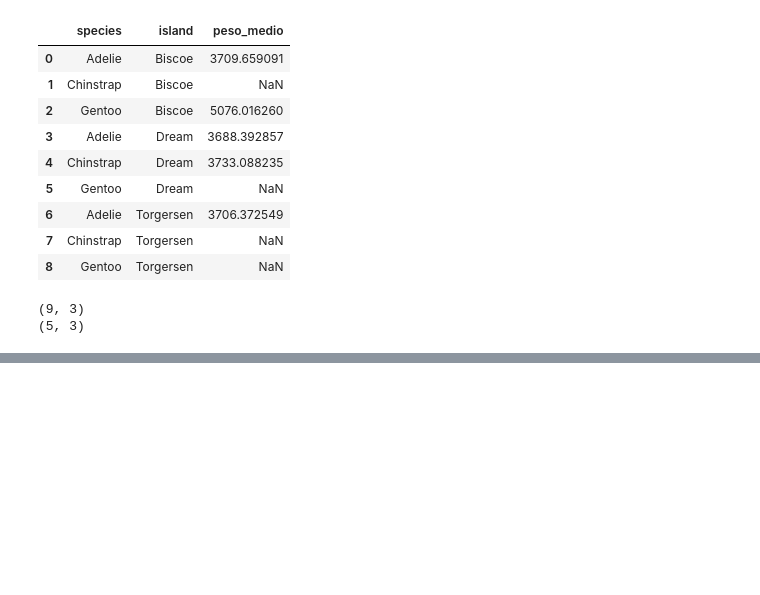
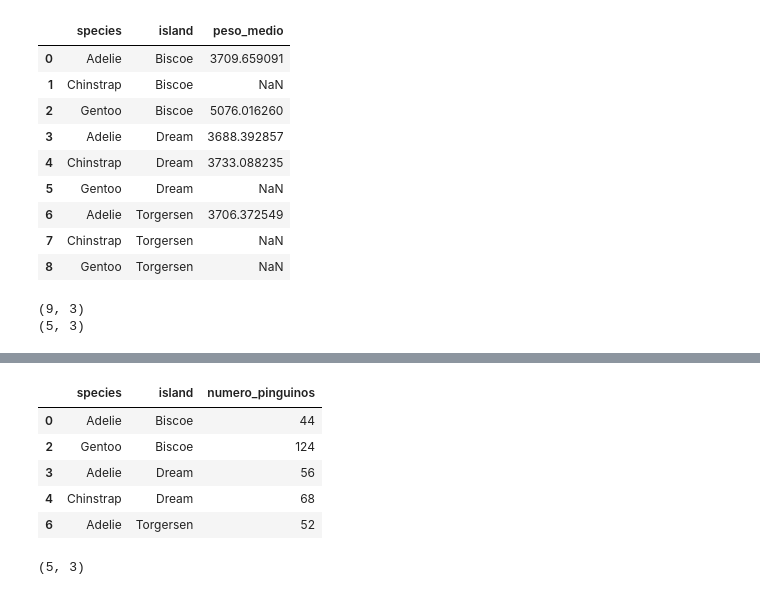
Before and after one commit to SalvaSala/lab-datos, a Jupyter notebook: notebooks/07_pivot_reestructurar.ipynb, the cells around one changed output, grey strips where cells are left out. Saved outputs shown, nothing was run; the diff lists cells and outputs as text; code cells hidden in the pictures; blank space fills up the shorter version.

```diff
--- a/notebooks/07_pivot_reestructurar.ipynb
+++ b/notebooks/07_pivot_reestructurar.ipynb
@@ -226,0 +340,14 @@ print(largo_limpio.shape)
+# %%
+largo2_filtrado = largo_2[largo_2["numero_pinguinos"] != 0]
+largo2_filtrado
+# %% [output]
+|  | species | island | numero_pinguinos |
+| 0 | Adelie | Biscoe | 44 |
+| 2 | Gentoo | Biscoe | 124 |
+| 3 | Adelie | Dream | 56 |
+| 4 | Chinstrap | Dream | 68 |
+| 6 | Adelie | Torgersen | 52 |
+# %%
+largo2_filtrado.shape
+# %% [output]
+(5, 3)
```
Also changed, not shown: parts of 4 cells of this notebook.
